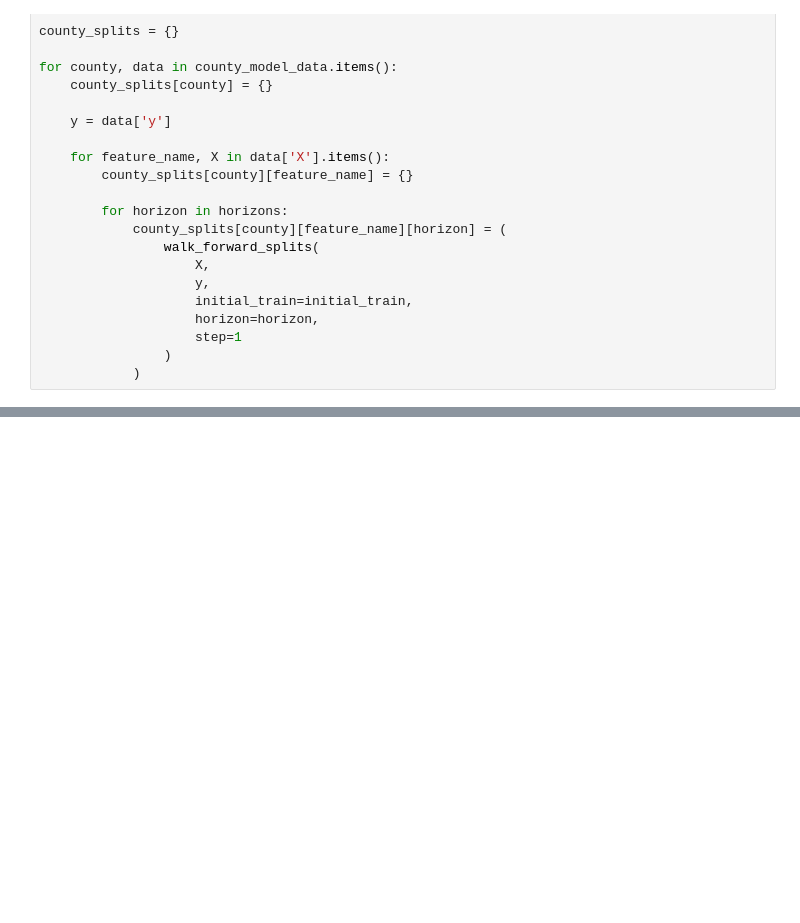
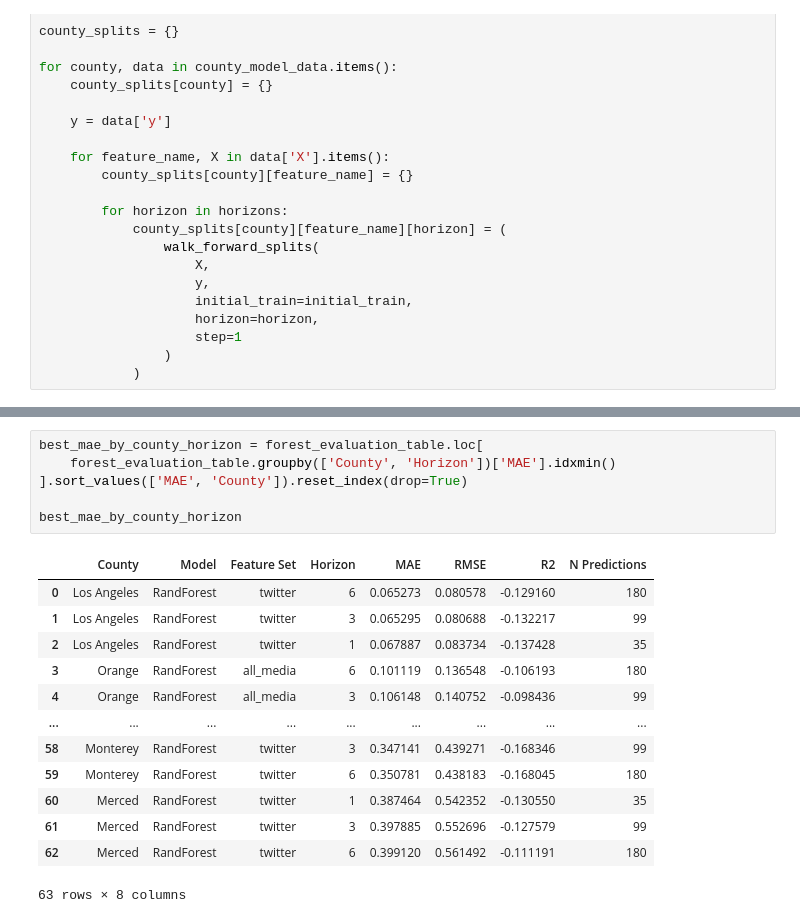
Before and after one commit to MBanuelos/ValleyFever-MediaSignals, a Jupyter notebook: notebooks/Media_Forest.ipynb, the cells around one changed output, grey strips where cells are left out. Drawn from its saved outputs; the diff is of its cells as text; blank space fills up the shorter version.

```diff
--- a/notebooks/Media_Forest.ipynb
+++ b/notebooks/Media_Forest.ipynb
@@ -811,0 +850,20 @@ NameError: name 'forest_results' is not defined
+# %%
+best_mae_by_county_horizon = forest_evaluation_table.loc[
+    forest_evaluation_table.groupby(['County', 'Horizon'])['MAE'].idxmin()
+].sort_values(['MAE', 'County']).reset_index(drop=True)
+
+best_mae_by_county_horizon
+# %% [output]
+|  | County | Model | Feature Set | Horizon | MAE | RMSE | R2 | N Predictions |
+| 0 | Los Angeles | RandForest | twitter | 6 | 0.065273 | 0.080578 | -0.129160 | 180 |
+| 1 | Los Angeles | RandForest | twitter | 3 | 0.065295 | 0.080688 | -0.132217 | 99 |
+| 2 | Los Angeles | RandForest | twitter | 1 | 0.067887 | 0.083734 | -0.137428 | 35 |
+| 3 | Orange | RandForest | all_media | 6 | 0.101119 | 0.136548 | -0.106193 | 180 |
+| 4 | Orange | RandForest | all_media | 3 | 0.106148 | 0.140752 | -0.098436 | 99 |
+| ... | ... | ... | ... | ... | ... | ... | ... | ... |
+| 58 | Monterey | RandForest | twitter | 3 | 0.347141 | 0.439271 | -0.168346 | 99 |
+| 59 | Monterey | RandForest | twitter | 6 | 0.350781 | 0.438183 | -0.168045 | 180 |
+| 60 | Merced | RandForest | twitter | 1 | 0.387464 | 0.542352 | -0.130550 | 35 |
+| 61 | Merced | RandForest | twitter | 3 | 0.397885 | 0.552696 | -0.127579 | 99 |
+| 62 | Merced | RandForest | twitter | 6 | 0.399120 | 0.561492 | -0.111191 | 180 |
+63 rows × 8 columns
```
Also changed, not shown: parts of 5 cells of this notebook, 2 other files.
